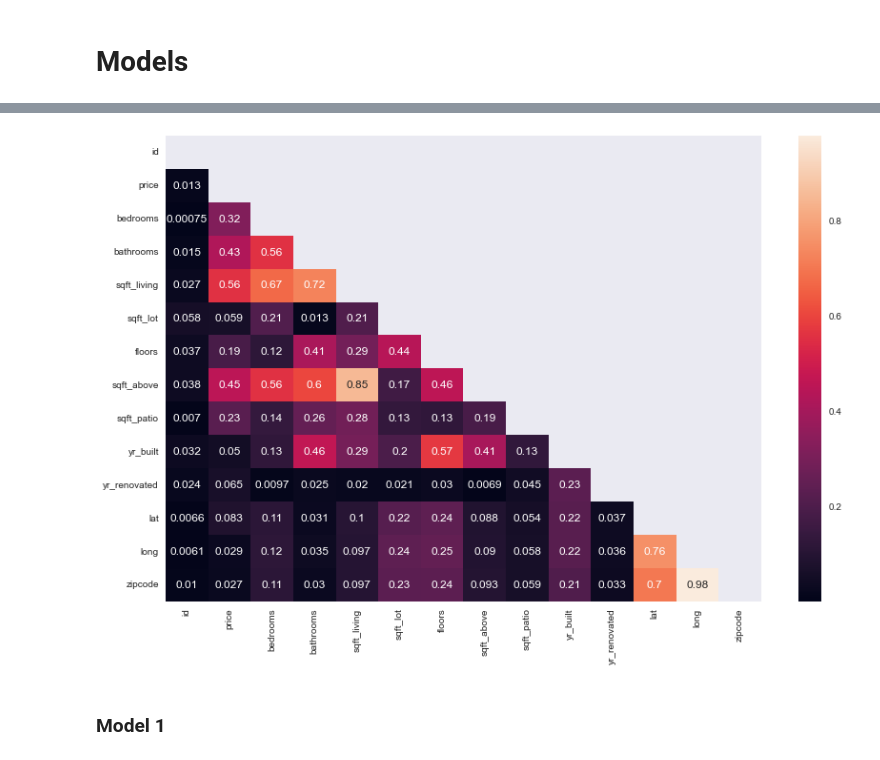
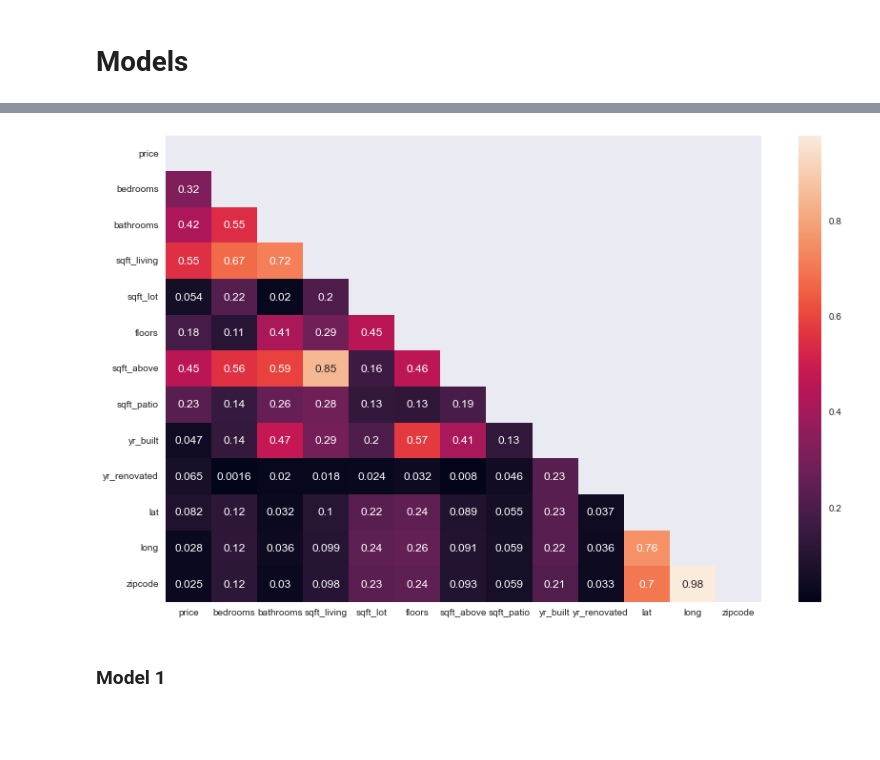
Before and after one commit to alvaromendizabal/dsc-phase-2-project-v2-3, a Jupyter notebook: alvaro_2.ipynb, the cells around one changed output, grey strips where cells are left out. Cells and saved outputs as stored; diff of their text form; code cells hidden in the pictures; blank space fills up the shorter version.

```diff
--- a/alvaro_2.ipynb
+++ b/alvaro_2.ipynb
@@ -214,3 +231,5 @@ df = df[df['sqft_lot'] <= sqft_lot_max]
+# %%
+df = df[df['condition'] != 'Poor']
 # %% [markdown]
 ### Floors
 # %%
@@ -226,7 +245,8 @@ floor_count = print(df['floors'].value_counts())
 Name: floors, dtype: int64
 # %%
 df = df[df['floors'] != 4.0]
-df = df[df['floors'] != 3.5]
+#df = df[df['floors'] != 2.5]
+#df = df[df['floors'] != 3.5]
 # %% [markdown]
 ### Grade
 # %%
@@ -245,6 +265,8 @@ grade_count = print(df['grade'].value_counts())
 Name: grade, dtype: int64
 # %%
 df = df[df['grade'] != '3 Poor']
+df = df[df['grade'] != '4 Low']
+df = df[df['grade'] != '11 Excellent']
 df = df[df['grade'] != '12 Luxury']
 # %% [markdown]
 # Train-Test Split
@@ -318,6 +340,6 @@ bedrooms_bin     0
 dtype: int64
 # %%
 #drop the 33 bedroom outlier
-df.drop(['date', 'sqft_garage', 'sqft_basement'], axis=1, inplace=True)
+df.drop(['id', 'date', 'heat_source', 'nuisance', 'greenbelt', 'sewer_system', 'sqft_garage', 'sqft_basement'], axis=1, inplace=True)
 df.head()
 # %% [output]
@@ -472,13 +492,13 @@ id              0.013460
 Name: price, dtype: float64
 # %%
 with sns.axes_style("darkgrid"):
-    f, ax = plt.subplots(figsize=(14, 9))
+    fig, ax = plt.subplots(figsize=(14, 9))
 
     mask = np.triu(np.ones_like(df.corr(), dtype=bool))
     ax = sns.heatmap(abs(df.corr()),mask=mask,annot=True)
-    f.savefig('images/Corelation Heatmap',bbox_inches="tight")
+    fig.savefig('images/Corelation_Heatmap_22',bbox_inches="tight")
 # %% [output]
-[figure, old version]
+[figure, new version]
 # %% [markdown]
 ### Model 1
 # %%
```
Also changed, not shown: parts of 68 cells of this notebook, 4 other files.
